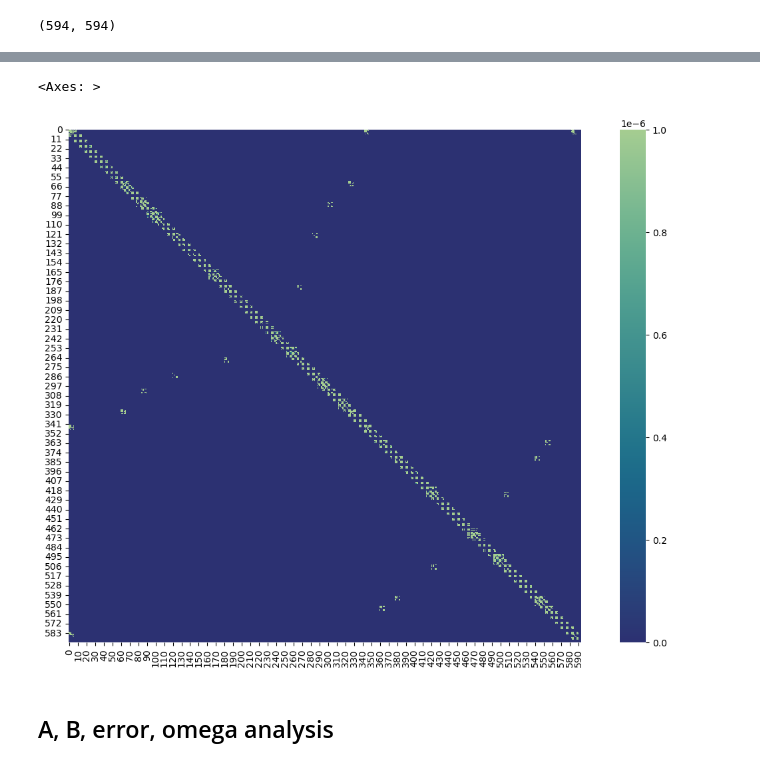
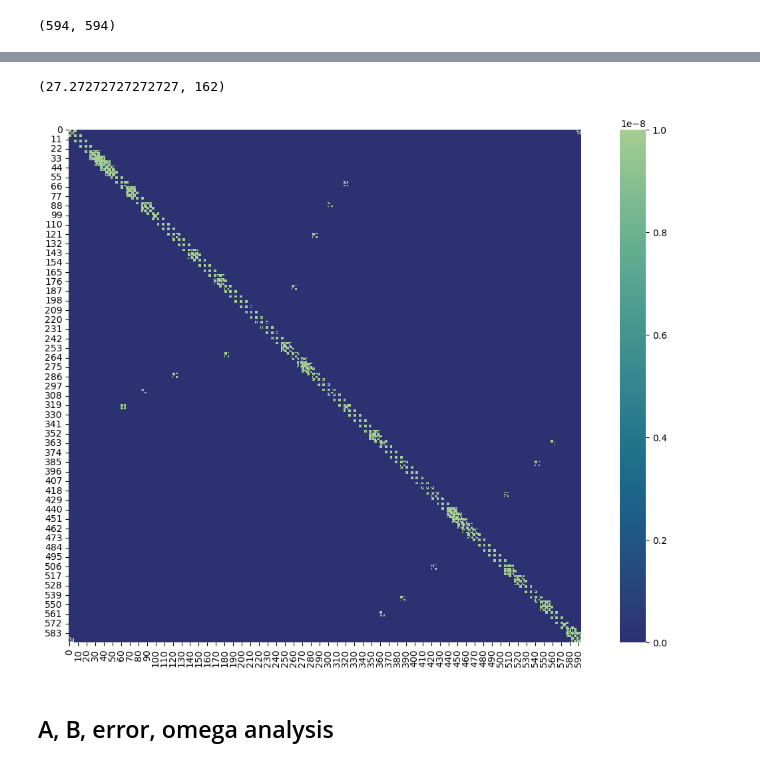
Before and after one commit to chris-polymetrix/ReconstructionAnalysis, a Jupyter notebook: debugging_rust_pgo.ipynb, the cells around one changed output, grey strips where cells are left out. Drawn from its saved outputs; the diff is of its cells as text; code cells hidden in the pictures.

```diff
--- a/debugging_rust_pgo.ipynb
+++ b/debugging_rust_pgo.ipynb
@@ -20,8 +30,9 @@ data.shape
 # %%
-sns.heatmap(np.abs(data), square=True, vmax=0.000001, cmap="crest_r")
+sns.heatmap(np.abs(data), square=True, vmax=0.00000001, cmap="crest_r")
+np.sum(np.sum(np.abs(data), axis=0) == 0)/data.shape[0]*100, np.sum(np.sum(np.abs(data), axis=0) == 0)
 # %% [output]
-<Axes: >
+(27.27272727272727, 162)
-[figure, old version]
+[figure, new version]
 # %% [markdown]
 ## A, B, error, omega analysis
 # %%
```
Also changed, not shown: parts of 10 cells of this notebook, 3 other files.
